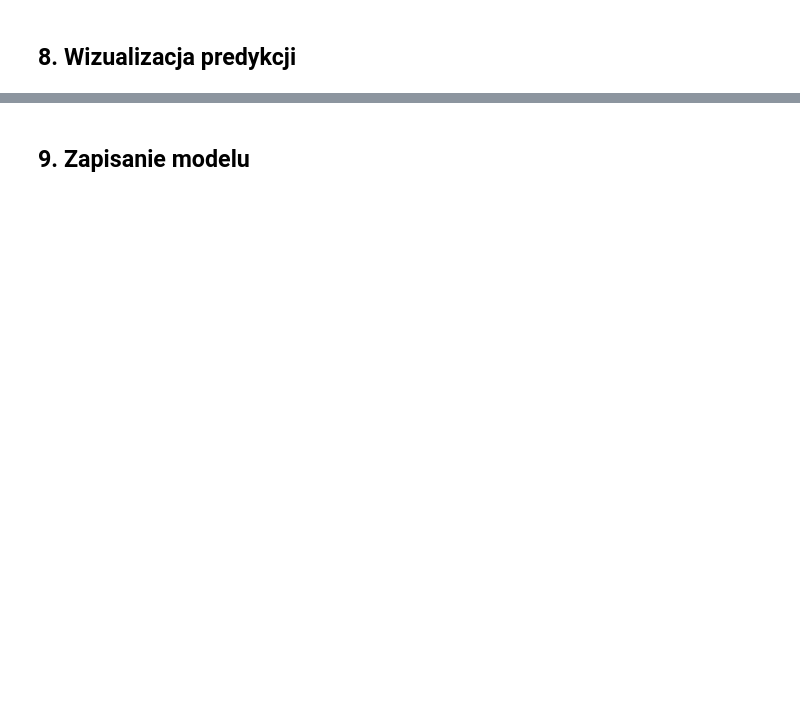
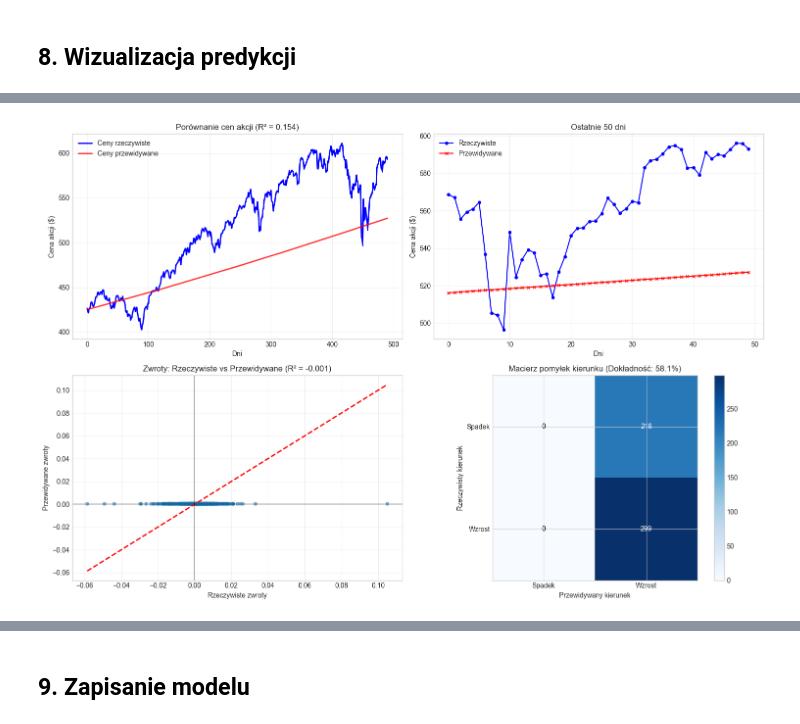
Before and after one commit to Mychal003/Projektowanie_i_zastosowania_sieci_neuronowych, a Jupyter notebook: notebooks/02_LSTM_Model.ipynb, the cells around one changed output, grey strips where cells are left out. Saved outputs shown, nothing was run; the diff lists cells and outputs as text; code cells hidden in the pictures; blank space fills up the shorter version.

```diff
--- a/notebooks/02_LSTM_Model.ipynb
+++ b/notebooks/02_LSTM_Model.ipynb
@@ -220,0 +397,79 @@ plt.show()
+# %%
+fig, axes = plt.subplots(2, 2, figsize=(15, 10))
+
+# 1. Porównanie cen (przekonwertowanych ze zwrotów)
+axes[0, 0].plot(actual_prices, label='Ceny rzeczywiste', color='blue', linewidth=2)
+axes[0, 0].plot(predicted_prices, label='Ceny przewidywane', color='red', alpha=0.8, linewidth=2)
+axes[0, 0].set_title(f'Porównanie cen akcji (R² = {r2_prices:.3f})')
+axes[0, 0].set_xlabel('Dni')
+axes[0, 0].set_ylabel('Cena akcji ($)')
+axes[0, 0].legend()
+axes[0, 0].grid(True, alpha=0.3)
+
+# 2. Ostatnie 50 dni
+n_last = min(50, len(actual_prices))
+axes[0, 1].plot(range(n_last), actual_prices[-n_last:], 'bo-', label='Rzeczywiste', markersize=4)
+axes[0, 1].plot(range(n_last), predicted_prices[-n_last:], 'rx-', label='Przewidywane', markersize=4)
+axes[0, 1].set_title(f'Ostatnie {n_last} dni')
+axes[0, 1].set_xlabel('Dni')
+axes[0, 1].set_ylabel('Cena akcji ($)')
+axes[0, 1].legend()
+axes[0, 1].grid(True, alpha=0.3)
+
+# 3. Scatter plot zwrotów (nie cen!)
+axes[1, 0].scatter(y_test_returns, y_pred_returns, alpha=0.5, s=20)
+axes[1, 0].plot([y_test_returns.min(), y_test_returns.max()],
+                [y_test_returns.min(), y_test_returns.max()], 'r--', lw=2)
+axes[1, 0].set_title(f'Zwroty: Rzeczywiste vs Przewidywane (R² = {r2_returns:.3f})')
+axes[1, 0].set_xlabel('Rzeczywiste zwroty')
+axes[1, 0].set_ylabel('Przewidywane zwroty')
+axes[1, 0].grid(True, alpha=0.3)
+
+# Dodaj informację o kwadrantach
+axes[1, 0].axhline(y=0, color='black', linestyle='-', alpha=0.3)
+axes[1, 0].axvline(x=0, color='black', linestyle='-', alpha=0.3)
+
+# 4. Analiza kierunku ruchu
+from sklearn.metrics import confusion_matrix
+cm = confusion_matrix(actual_direction, pred_direction)
+
+# Wykres macierzy pomyłek
+im = axes[1, 1].imshow(cm, interpolation='nearest', cmap=plt.cm.Blues)
+axes[1, 1].figure.colorbar(im, ax=axes[1, 1])
+axes[1, 1].set(xticks=np.arange(2),
+               yticks=np.arange(2),
+               xticklabels=['Spadek', 'Wzrost'],
+               yticklabels=['Spadek', 'Wzrost'],
+               title=f'Macierz pomyłek kierunku (Dokładność: {direction_accuracy:.1%})',
+               ylabel='Rzeczywisty kierunek',
+               xlabel='Przewidywany kierunek')
+
+# Dodaj wartości do macierzy
+thresh = cm.max() / 2.
+for i in range(2):
+    for j in range(2):
+        axes[1, 1].text(j, i, format(cm[i, j], 'd'),
+                        ha="center", va="center",
+                        color="white" if cm[i, j] > thresh else "black")
+
+plt.tight_layout()
+plt.show()
+
+# Dodatkowa analiza
+print("\n=== ANALIZA WYNIKÓW ===")
+print(f"1. Dokładność kierunku: {direction_accuracy:.1%} {'✅' if direction_accuracy > 0.5 else '❌'}")
+print(f"2. R² na cenach: {r2_prices:.3f} {'✅' if r2_prices > 0 else '❌'}")
+print(f"3. R² na zwrotach: {r2_returns:.3f} (typowe: -0.01 do 0.1 dla danych dziennych)")
+print(f"4. RMSE cen: ${rmse_prices:.2f}")
+
+if direction_accuracy > 0.55:
+    print("\n✅ Model przewiduje kierunek lepiej niż losowo!")
+else:
+    print("\n⚠️ Model ma problemy z przewidywaniem kierunku.")
+
+if r2_returns > 0.01:
+    print("✅ Model wychwytuje pewne wzorce w zwrotach.")
+else:
+    print("⚠️ Model ma trudności z przewidywaniem zwrotów.")
+# %% [output]
+[figure, added]
```
Also changed, not shown: parts of 21 cells of this notebook, 3 other files.
